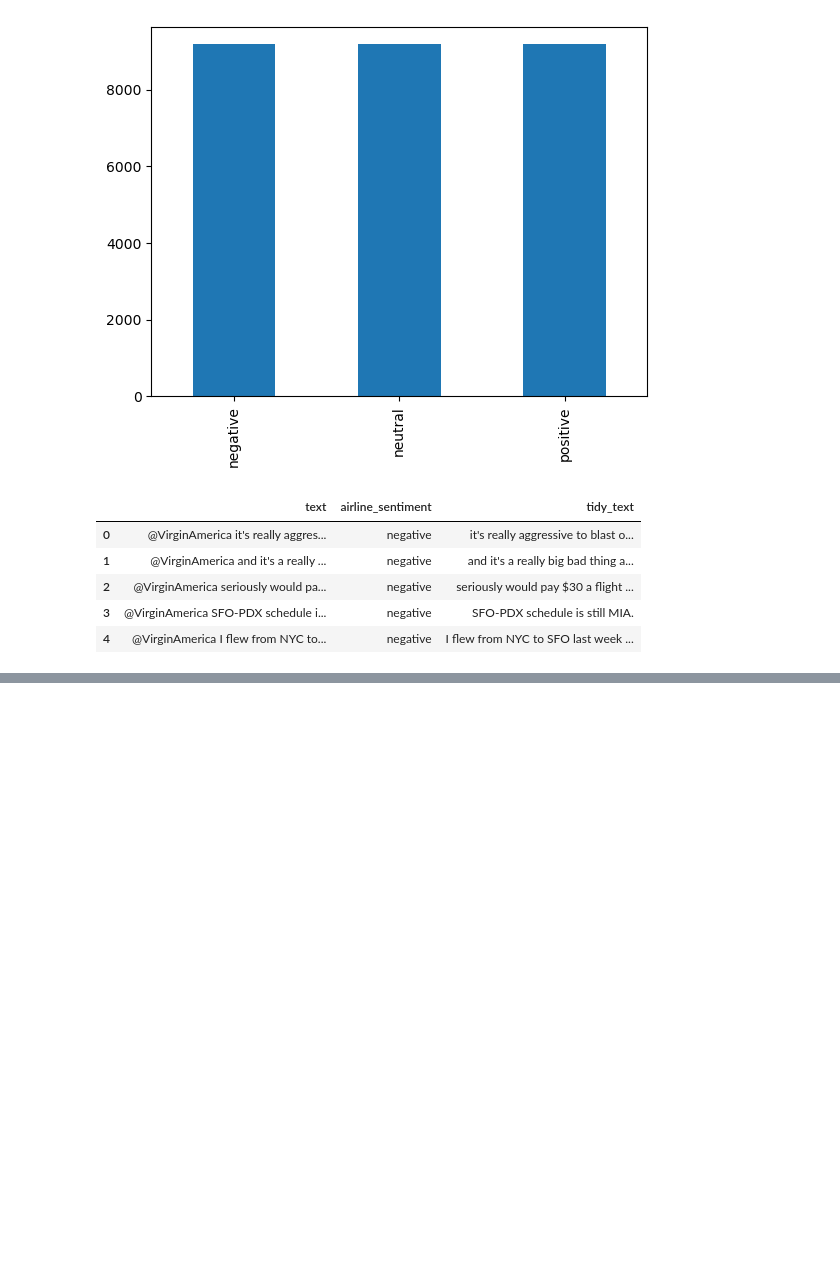
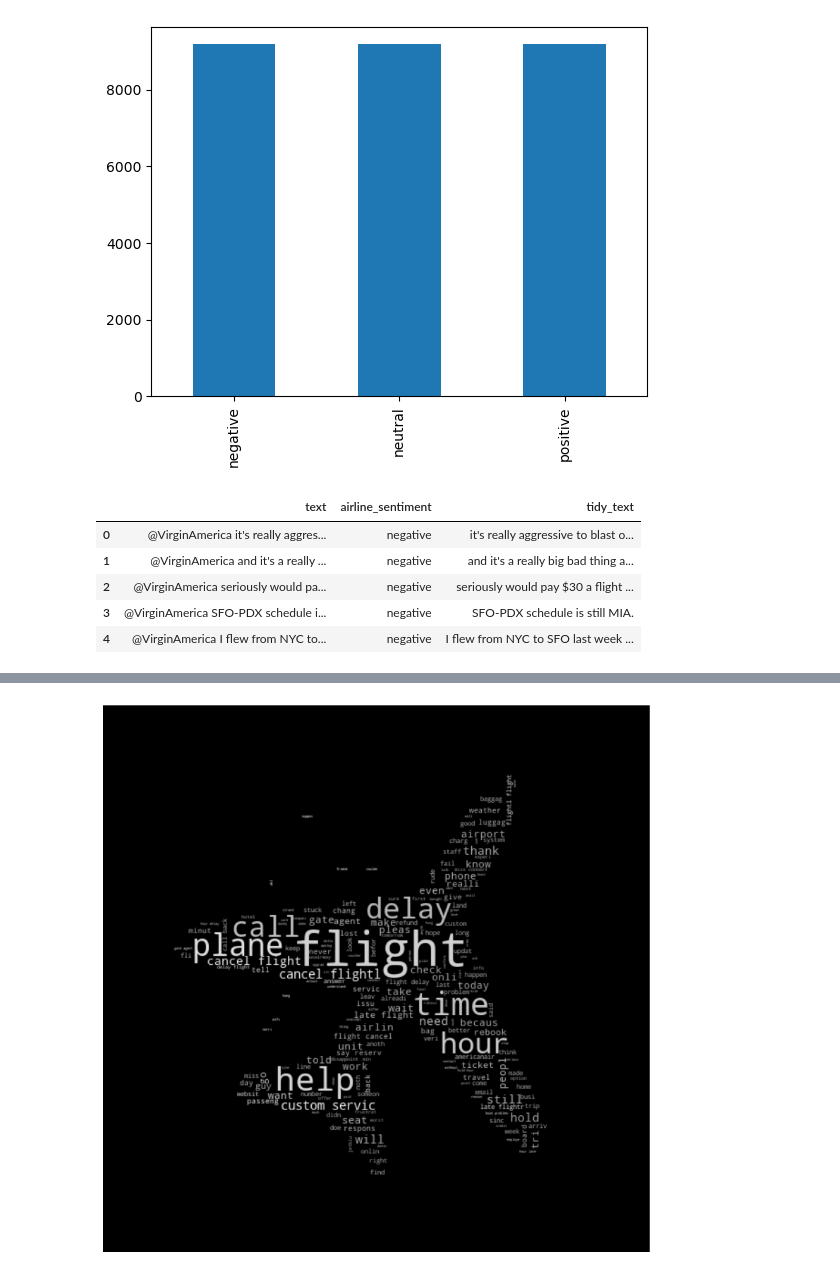
Before and after one commit to shivampranjale/Sentiment-Analysis, a Jupyter notebook: codebase.ipynb, the cells around one changed output, grey strips where cells are left out. Saved outputs shown, nothing was run; the diff lists cells and outputs as text; code cells hidden in the pictures; blank space fills up the shorter version.

```diff
--- a/codebase.ipynb
+++ b/codebase.ipynb
@@ -137,0 +231,28 @@ data_balanced['tidy_text'] = data_balanced['tidy_text'].str.replace("[^a-zA-Z#]"
+# %%
+# we will repeat the process for negative and neutral words
+
+# Generating wordcloud for positive sentiment
+all_neg_words = ' '.join(text for text in data_balanced['tokenized_text'][data_balanced['airline_sentiment']==0])
+
+# Combinig images with dataset
+Mask = np.array(Image.open(requests.get('https://www.iconbunny.com/icons/media/catalog/product/cache/2/thumbnail/600x/1b89f2fc96fc819c2a7e15c7e545e8a9/1/5/1529.11-plane-icon-iconbunny.jpg', stream=True).raw))
+
+# Using ImageColor library from Wordcloud
+# Here we take the color of the image and impose it over wordcloud
+image_colors = ImageColorGenerator(Mask)
+
+# Using wordcloud function from wordcloud library
+wc = WordCloud(background_color='black',height='1500',width='4000',mask=Mask).generate(all_neg_words)
+
+# size of the image generated
+plt.figure(figsize=(10,20))
+
+# Here we recolor the words from the dataset to the image's color
+# recolor just recolors the default colors to the image's blue color
+# interpolation is used to smooth the image generated
+plt.imshow(wc.recolor(color_func=image_colors),interpolation="hamming")
+
+plt.axis('off')
+plt.show()
+# %% [output]
+[figure, added]
```
Also changed, not shown: parts of 26 cells of this notebook.
